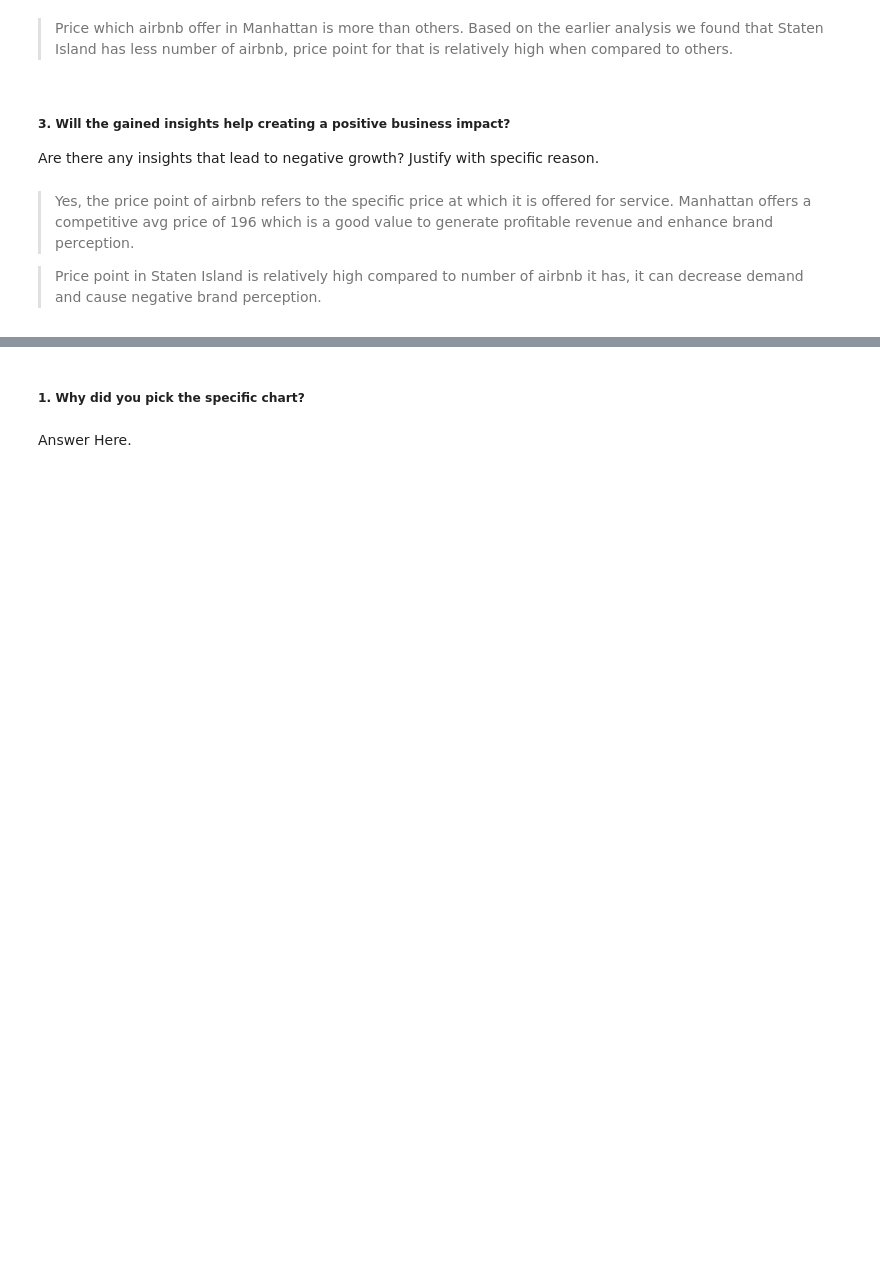
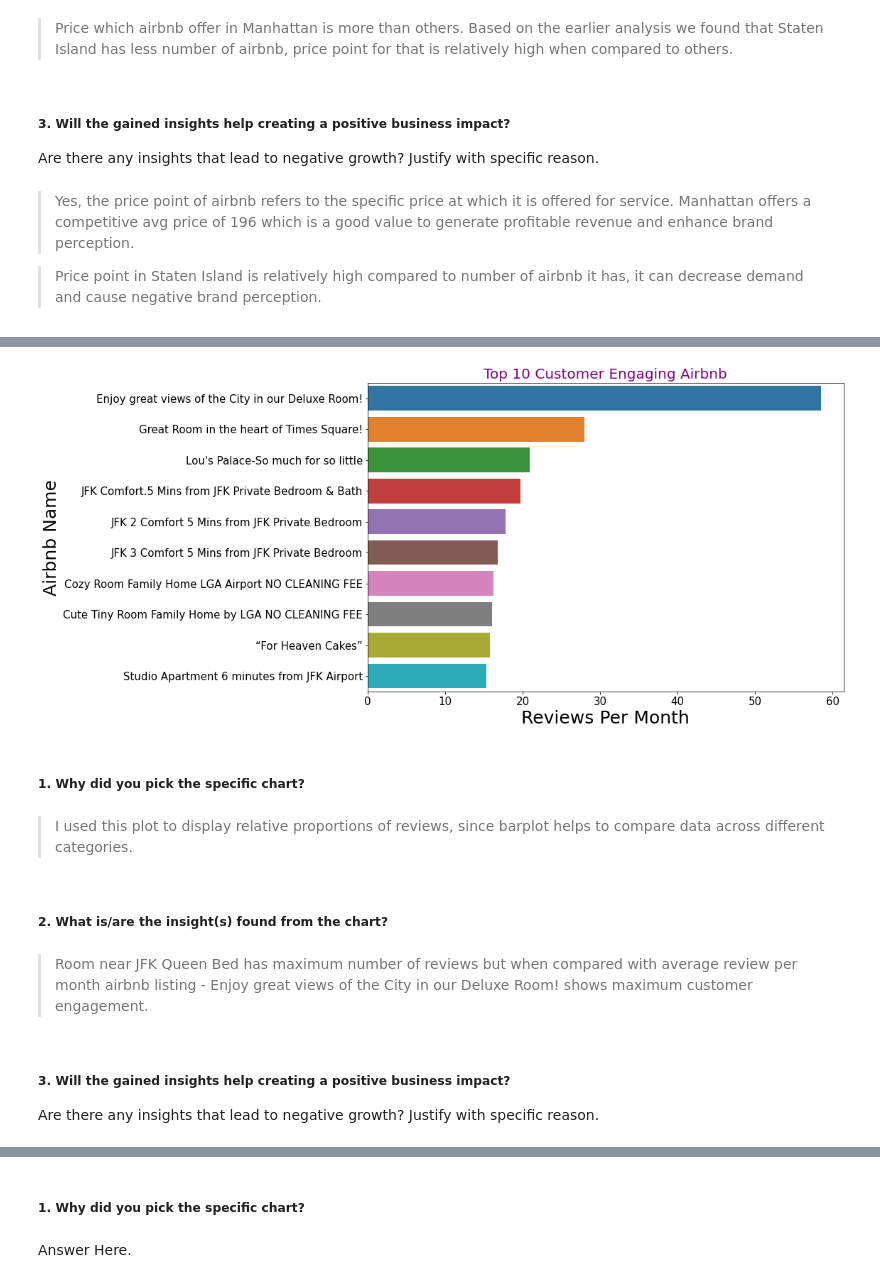
Before and after one commit to abhinav4201/Exploratory-data-analysis-EDA-Airbnb, a Jupyter notebook: Airbnb_Bookings_Analysis_Capstone_Project_1.ipynb, the cells around one changed output, grey strips where cells are left out. Saved outputs shown, nothing was run; the diff lists cells and outputs as text; code cells hidden in the pictures; blank space fills up the shorter version.

```diff
--- a/Airbnb_Bookings_Analysis_Capstone_Project_1.ipynb
+++ b/Airbnb_Bookings_Analysis_Capstone_Project_1.ipynb
@@ -564,0 +579,30 @@ Are there any insights that lead to negative growth? Justify with specific reaso
+# %%
+#reviews_per_month
+df_engage2 = df.groupby(['id','name'])['reviews_per_month'].sum().reset_index().sort_values(
+    'reviews_per_month', ascending = False)[:10]
+#barplot
+plt.figure(figsize=(12,8));
+ax = sns.barplot(data = df_engage2, y='name', x = 'reviews_per_month');
+# ax.bar_label(ax.containers[0]);  will work other than google colab
+
+# Set the font size of the tick labels to 12
+ax.tick_params(axis='both', which='major', labelsize=15);
+# Set the x-label with a font size of 25
+ax.set_xlabel("Reviews Per Month", fontsize=25)
+
+# Set the y-label with a font size of 25
+ax.set_ylabel("Airbnb Name", fontsize=25)
+plt.title('Top 10 Customer Engaging Airbnb', fontsize=20, color='purple');
+# %% [output]
+[figure, added]
+# %% [markdown]
+##### 1. Why did you pick the specific chart?
+# %% [markdown]
+> I used this plot to display relative proportions of reviews, since barplot helps to compare data across different categories.
+# %% [markdown]
+##### 2. What is/are the insight(s) found from the chart?
+# %% [markdown]
+> Room near JFK Queen Bed has maximum number of reviews but when compared with average review per month airbnb listing - Enjoy great views of the City in our Deluxe Room! shows maximum customer engagement.
+# %% [markdown]
+##### 3. Will the gained insights help creating a positive business impact?
+Are there any insights that lead to negative growth? Justify with specific reason.
```
Also changed, not shown: parts of 15 cells of this notebook.
